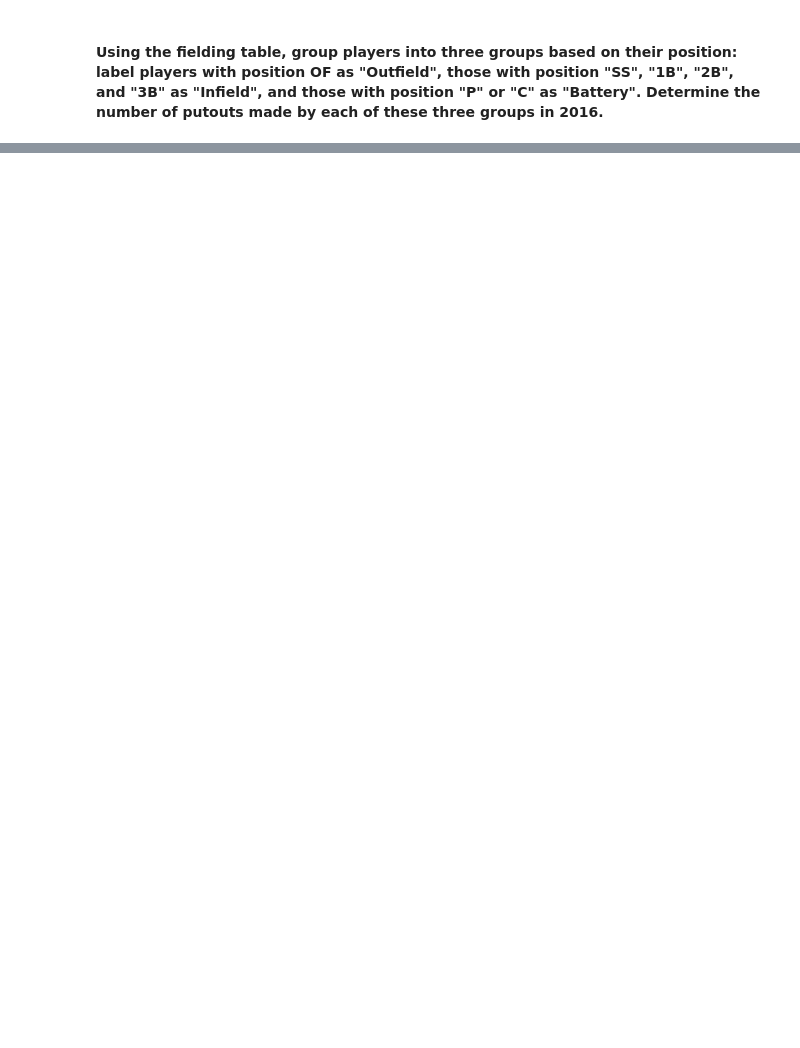
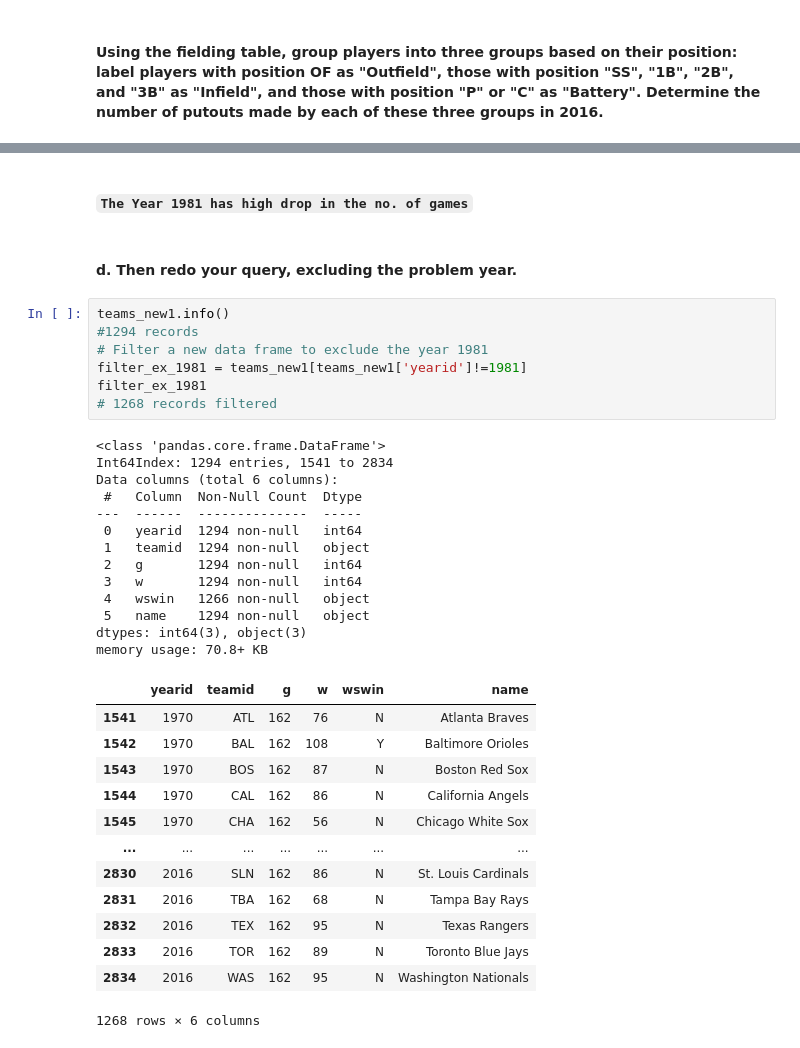
Before and after one commit to dpatelaqua/lahman-baseball-dpatelaqua_python, a Jupyter notebook: lahman-baseball-notebook.ipynb, the cells around one changed output, grey strips where cells are left out. Drawn from its saved outputs; the diff is of its cells as text; blank space fills up the shorter version.

```diff
--- a/lahman-baseball-notebook.ipynb
+++ b/lahman-baseball-notebook.ipynb
@@ -146,0 +354,38 @@ Which managers have won the TSN Manager of the Year award in both the National L
+# %% [markdown]
+##### `The Year 1981 has high drop in the no. of games`
+# %% [markdown]
+#### d. Then redo your query, excluding the problem year.
+# %%
+teams_new1.info()
+#1294 records
+# Filter a new data frame to exclude the year 1981
+filter_ex_1981 = teams_new1[teams_new1['yearid']!=1981]
+filter_ex_1981
+# 1268 records filtered
+# %% [output]
+<class 'pandas.core.frame.DataFrame'>
+Int64Index: 1294 entries, 1541 to 2834
+Data columns (total 6 columns):
+ #   Column  Non-Null Count  Dtype
+---  ------  --------------  -----
+ 0   yearid  1294 non-null   int64
+ 1   teamid  1294 non-null   object
+ 2   g       1294 non-null   int64
+ 3   w       1294 non-null   int64
+ 4   wswin   1266 non-null   object
+ 5   name    1294 non-null   object
+dtypes: int64(3), object(3)
+memory usage: 70.8+ KB
+|  | yearid | teamid | g | w | wswin | name |
+| 1541 | 1970 | ATL | 162 | 76 | N | Atlanta Braves |
+| 1542 | 1970 | BAL | 162 | 108 | Y | Baltimore Orioles |
+| 1543 | 1970 | BOS | 162 | 87 | N | Boston Red Sox |
+| 1544 | 1970 | CAL | 162 | 86 | N | California Angels |
+| 1545 | 1970 | CHA | 162 | 56 | N | Chicago White Sox |
+| ... | ... | ... | ... | ... | ... | ... |
+| 2830 | 2016 | SLN | 162 | 86 | N | St. Louis Cardinals |
+| 2831 | 2016 | TBA | 162 | 68 | N | Tampa Bay Rays |
+| 2832 | 2016 | TEX | 162 | 95 | N | Texas Rangers |
+| 2833 | 2016 | TOR | 162 | 89 | N | Toronto Blue Jays |
+| 2834 | 2016 | WAS | 162 | 95 | N | Washington Nationals |
+1268 rows × 6 columns
```
Also changed, not shown: parts of 40 cells of this notebook.
